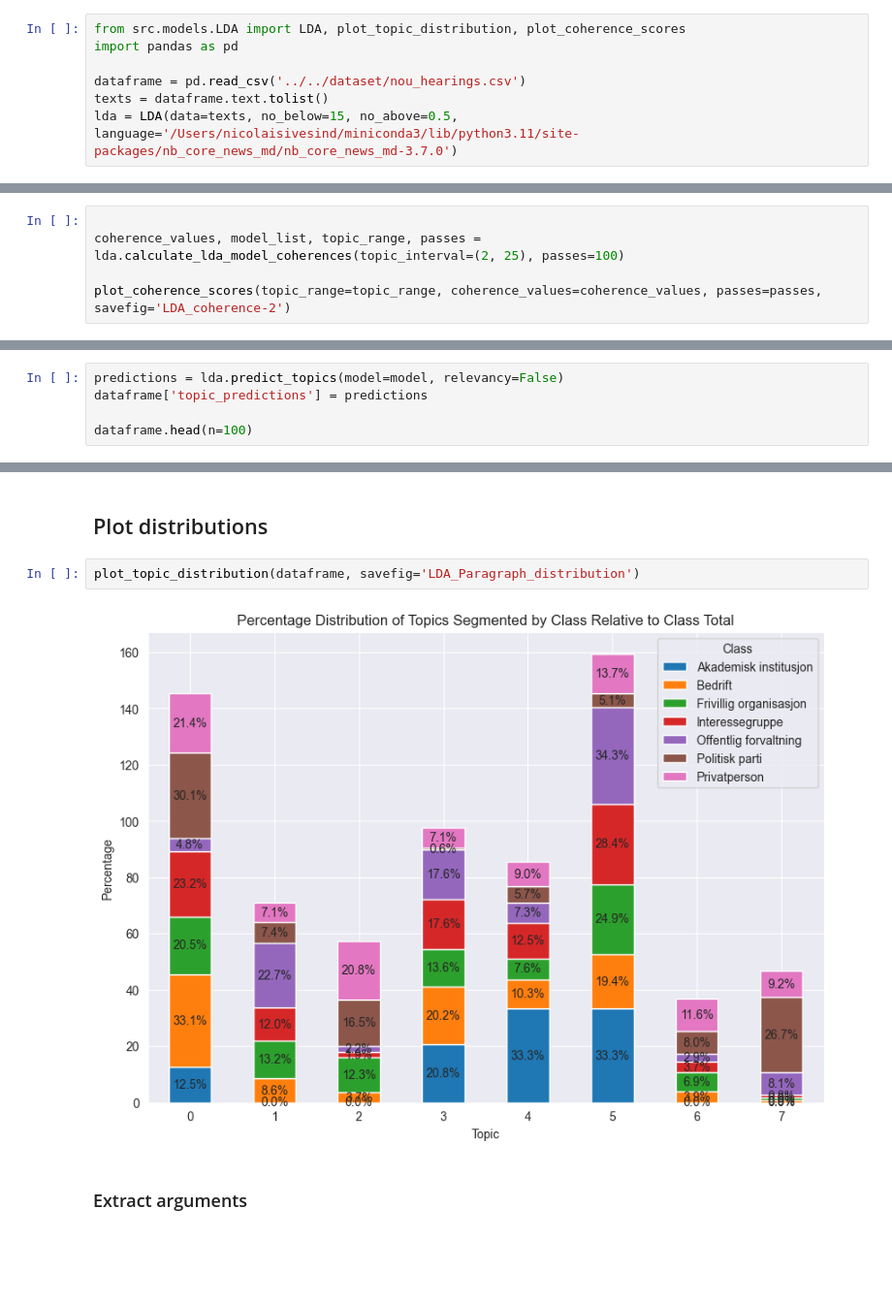
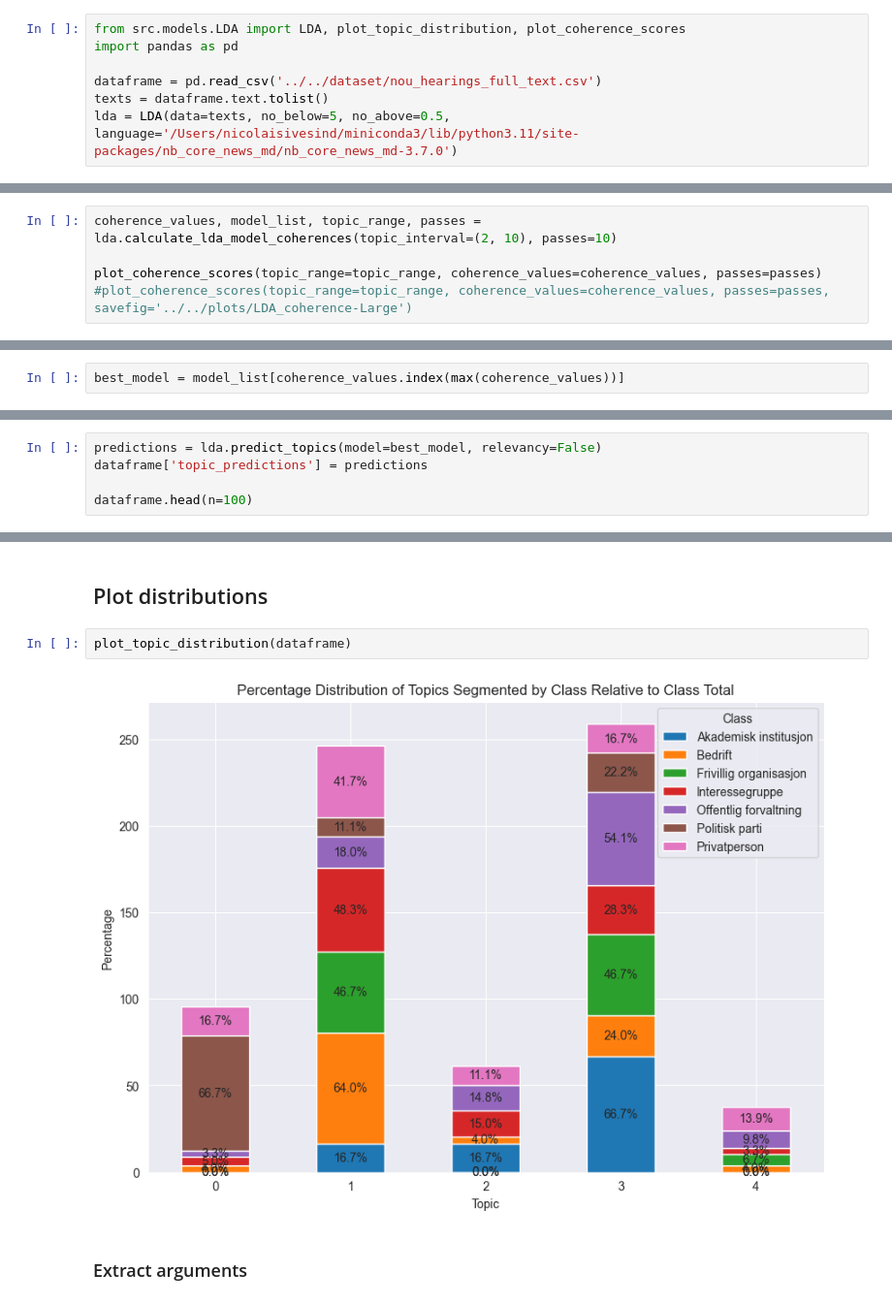
Before and after one commit to henriklarsen28/ArgumentMiningNOUs, a Jupyter notebook: src/notebooks/LDA_analysis.ipynb, the cells around one changed output, grey strips where cells are left out. Shown at 97% size. Saved outputs shown, nothing was run; the diff lists cells and outputs as text; blank space fills up the shorter version.

```diff
--- a/src/notebooks/LDA_analysis.ipynb
+++ b/src/notebooks/LDA_analysis.ipynb
@@ -7,14 +7,14 @@ Here we import our LDA_model and initialize it using our dataset.
 from src.models.LDA import LDA, plot_topic_distribution, plot_coherence_scores
 import pandas as pd
 
-dataframe = pd.read_csv('../../dataset/nou_hearings.csv')
+dataframe = pd.read_csv('../../dataset/nou_hearings_full_text.csv')
 texts = dataframe.text.tolist()
-lda = LDA(data=texts, no_below=15, no_above=0.5, language='/Users/nicolaisivesind/miniconda3/lib/python3.11/site-packages/nb_core_news_md/nb_core_news_md-3.7.0')
+lda = LDA(data=texts, no_below=5, no_above=0.5, language='/Users/nicolaisivesind/miniconda3/lib/python3.11/site-packages/nb_core_news_md/nb_core_news_md-3.7.0')
 # %% [markdown]
 ### Estimate optimal number of topics
 # %%
+coherence_values, model_list, topic_range, passes = lda.calculate_lda_model_coherences(topic_interval=(2, 10), passes=10)
 
-coherence_values, model_list, topic_range, passes = lda.calculate_lda_model_coherences(topic_interval=(2, 25), passes=100)
-
-plot_coherence_scores(topic_range=topic_range, coherence_values=coherence_values, passes=passes, savefig='LDA_coherence-2')
+plot_coherence_scores(topic_range=topic_range, coherence_values=coherence_values, passes=passes)
+#plot_coherence_scores(topic_range=topic_range, coherence_values=coherence_values, passes=passes, savefig='../../plots/LDA_coherence-Large')
 # %% [output]
@@ -22 +24,3 @@ plot_coherence_scores(topic_range=topic_range, coherence_values=coherence_values
+# %%
+best_model = model_list[coherence_values.index(max(coherence_values))]
 # %% [markdown]
@@ -38,7 +38,7 @@ for topic in topics:
 # %% [markdown]
 ### Calculate text-topic pairs
 # %%
-predictions = lda.predict_topics(model=model, relevancy=False)
+predictions = lda.predict_topics(model=best_model, relevancy=False)
 dataframe['topic_predictions'] = predictions
 
 dataframe.head(n=100)
@@ -59,9 +59,9 @@ dataframe.head(n=100)
 # %% [markdown]
 ## Plot distributions
 # %%
-plot_topic_distribution(dataframe, savefig='LDA_Paragraph_distribution')
+plot_topic_distribution(dataframe)
 # %% [output]
-[figure, old version]
+[figure, new version]
 # %% [markdown]
 ### Extract arguments
 # %%
```
Also changed, not shown: parts of 6 cells of this notebook, 1 other file.
